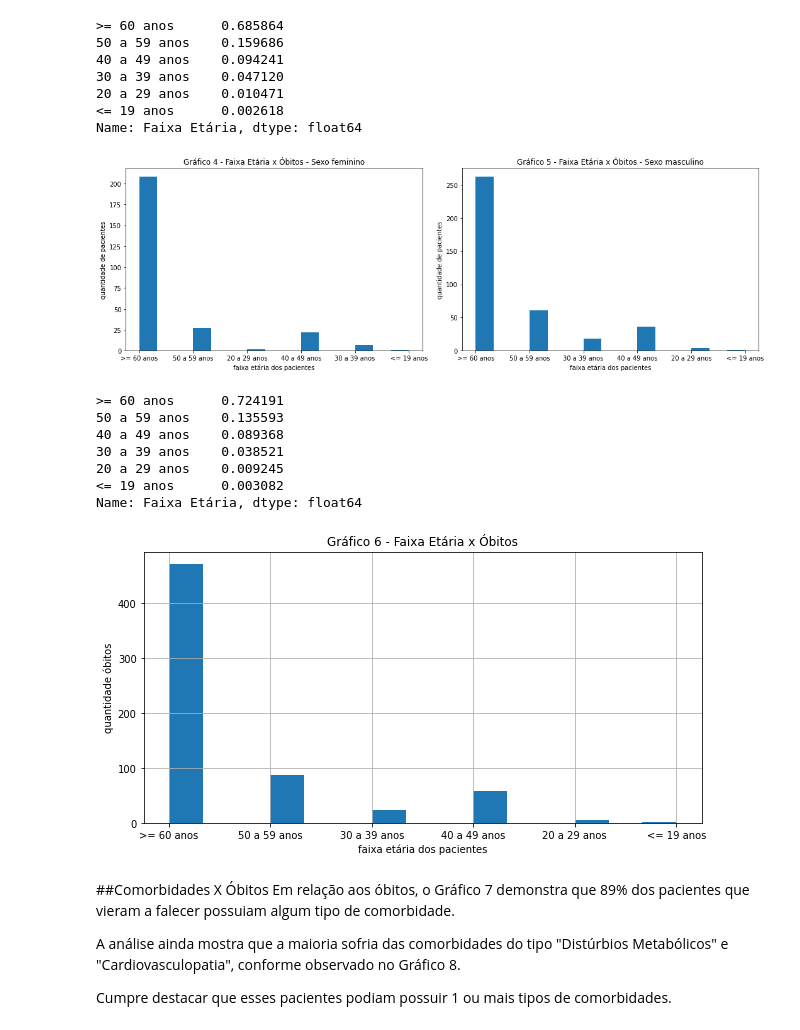
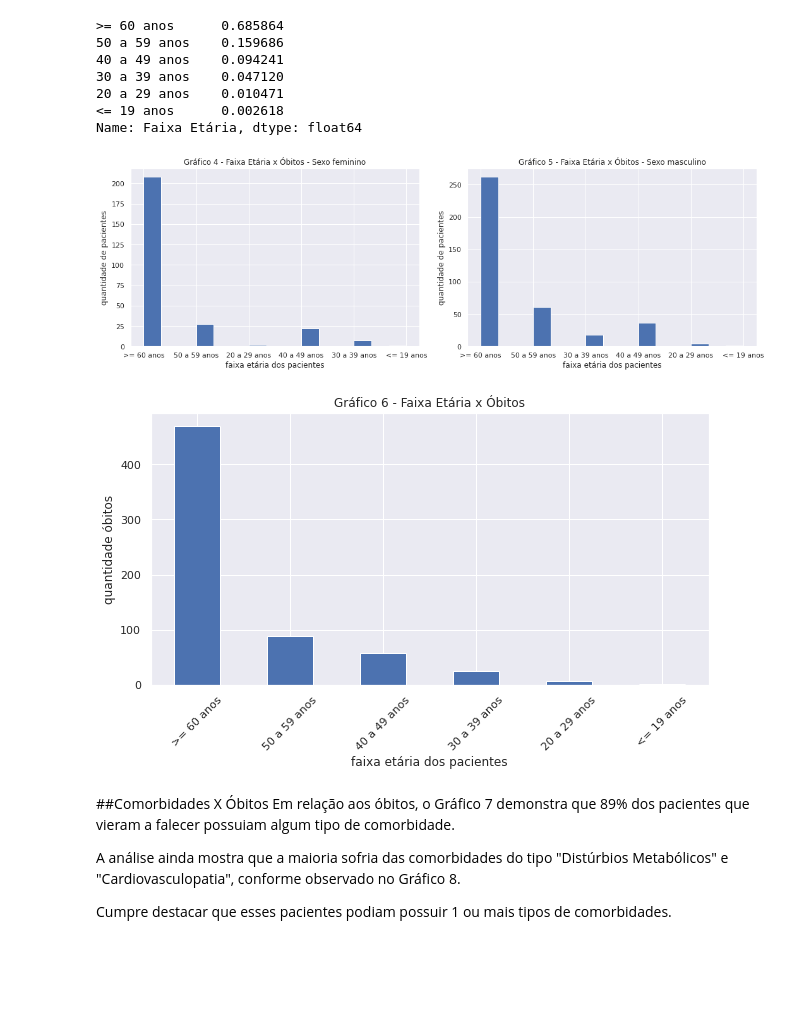
Before and after one commit to carmenscar/Data-Science-projects, a Jupyter notebook: analisecovidbsb.ipynb, the cells around one changed output. Drawn from its saved outputs; the diff is of its cells as text; code cells hidden in the pictures; blank space fills up the shorter version.

```diff
--- a/analisecovidbsb.ipynb
+++ b/analisecovidbsb.ipynb
@@ -164,6 +165,7 @@ Name: RA, dtype: float64
 ###Gênero
 Em relação ao gênero dos paciêntes com Covid, observa-se que não há diferença de gênero em relação a quantidade de infectados, sendo aproximadamente 52% dos infectadosdo sexo feminino e 48% do sexo masculino, conforme o Gráfico 1.
 # %%
+sns.set()
 sns.countplot(df['Sexo'])
 plt.title('Gráfico 1 - Infectados X gênero')
 plt.show()
@@ -178,10 +180,12 @@ Name: Sexo, dtype: float64
 A análise da faixa etária nos demonstra que há menor número de casos notificados entre os menores de 19 anos e maiores de 60 anos. Portanto, o maior número de infecções fica por dentro dessa faixa etária, conforme observado no Gráfico 2.
 # %%
 
-df['Faixa Etária'].hist(bins=15, figsize=(10,5))
+sns.set()
+df['Faixa Etária'].value_counts().plot(kind='bar')
 plt.xlabel('faixa etária dos pacientes')
 plt.ylabel('quantidade de pacientes')
 plt.title('Gráfico 2 - Quantidade de infectados por Faixa Etária')
+plt.xticks(rotation=45)
 df['Faixa Etária'].value_counts() / df.shape[0]
 # %% [output]
 30 a 39 anos    0.271140
@@ -196,9 +200,12 @@ Name: Faixa Etária, dtype: float64
 ##Estado de saúde
 Analisando o número de óbitos, notamos que este representa aproximadamente 1% dos pacientes. Porém, observa-se que 20% dos pacientes estão com seu estado de saúde não informado, podendo ocorrer subnotificação, conforme evidenciado no Gráfico 3.
 # %%
-df['Estado de Saúde'].hist(bins=15)
+sns.set()
+df['Estado de Saúde'].value_counts().plot(kind='bar')
 plt.xlabel('estado de saúde dos pacientes')
 plt.ylabel('quantidade de pacientes')
 plt.title('Gráfico 3 - Estado de saúde do infectado na data do estudo')
+plt.xticks(rotation=45)
 df['Estado de Saúde'].value_counts() / df['Estado de Saúde'].shape[0]
+plt.show()
 # %% [output]
@@ -256,6 +259,7 @@ x = df9['Faixa Etária']
 y = df10['Faixa Etária']
 
 fig, (ax1, ax2) = plt.subplots(nrows=1, ncols=2,figsize=(15, 5))
+sns.set()
 ax1.hist(x, bins = 15)
 ax1.tick_params(axis='x', labelrotation=0)
 ax1.set_title('Gráfico 4 - Faixa Etária x Óbitos - Sexo feminino')
@@ -270,22 +274,19 @@ ax2.set_ylabel("quantidade de pacientes")
 
 fig.tight_layout();
 # %% [output]
-[figure, old version]
+[figure, new version]
 # %%
-df1['Faixa Etária'].hist(bins=15, figsize=(10,5))
+sns.set()
+plt.figure(figsize=(10,5))
+df1['Faixa Etária'].value_counts().plot(kind='bar')
 plt.xlabel('faixa etária dos pacientes')
 plt.ylabel('quantidade óbitos')
 plt.title('Gráfico 6 - Faixa Etária x Óbitos');
+plt.xticks(rotation=45)
 df1['Faixa Etária'].value_counts() / df1['Faixa Etária'].shape[0]
+plt.show()
 # %% [output]
->= 60 anos      0.724191
-50 a 59 anos    0.135593
-40 a 49 anos    0.089368
-30 a 39 anos    0.038521
-20 a 29 anos    0.009245
-<= 19 anos      0.003082
-Name: Faixa Etária, dtype: float64
-[figure, old version]
+[figure, new version]
 # %% [markdown]
 ##Comorbidades X Óbitos
 Em relação aos óbitos, o Gráfico 7 demonstra que 89% dos pacientes que vieram a falecer possuiam algum tipo de comorbidade.
```
Also changed, not shown: parts of 8 cells of this notebook.
